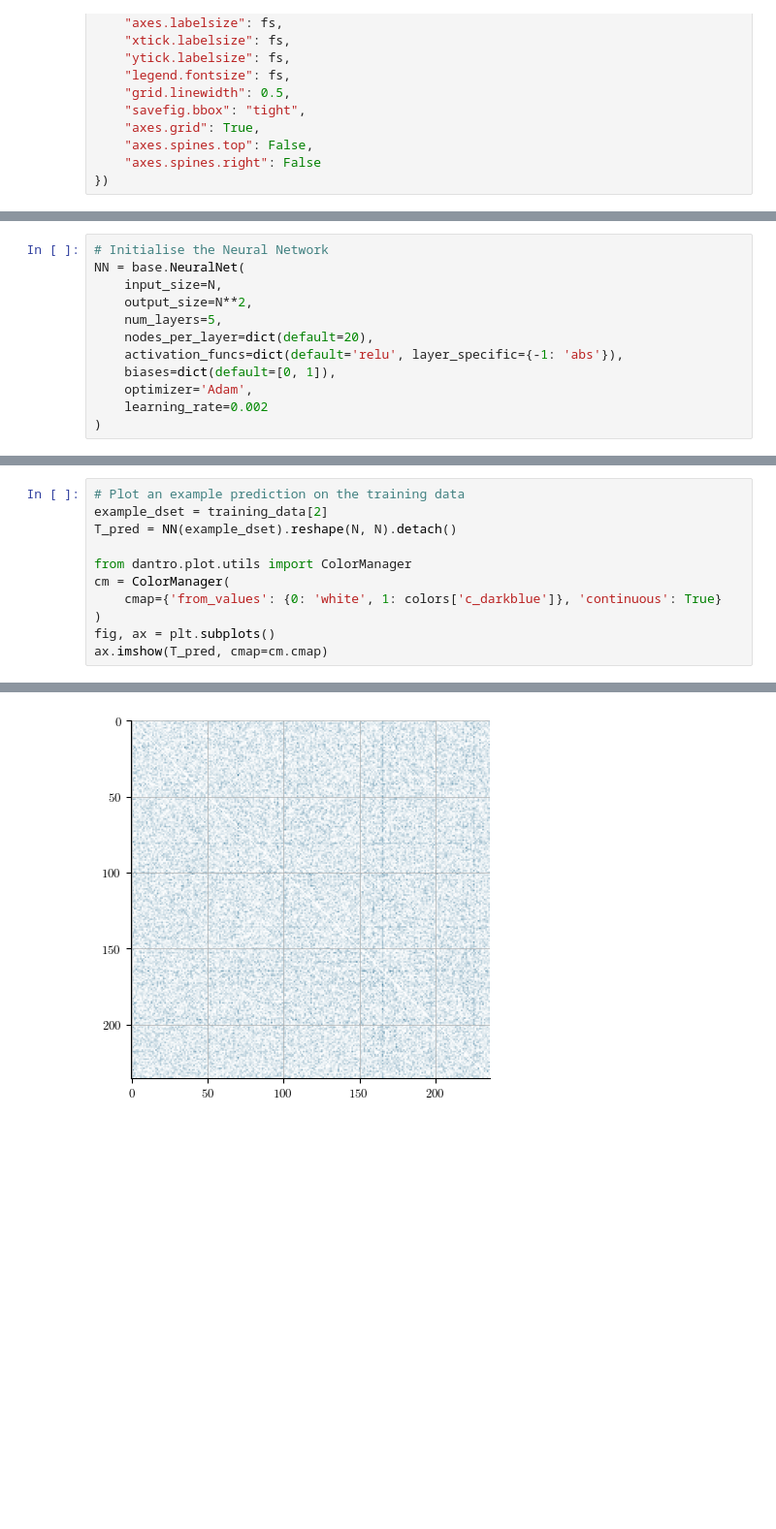
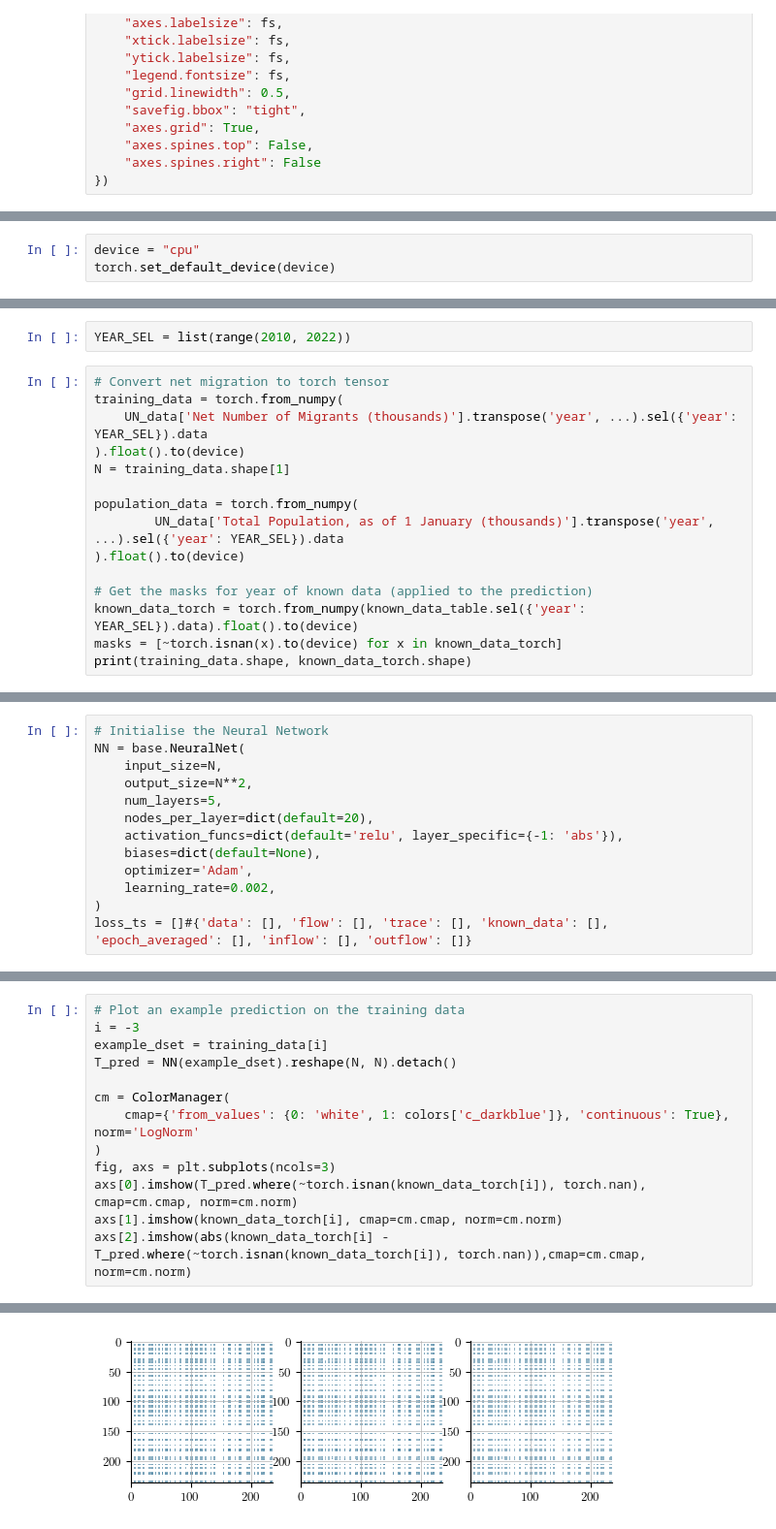
Before and after one commit to estevaofuzaro98/NeuralABM, a Jupyter notebook: models/Migration/model.ipynb, the cells around one changed output, grey strips where cells are left out. Shown at 97% size. Drawn from its saved outputs; the diff is of its cells as text; blank space fills up the shorter version.

Commit message:
Add known data

```diff
--- a/models/Migration/model.ipynb
+++ b/models/Migration/model.ipynb
@@ -54,0 +53,3 @@ torch.Size([72, 236])
+# %%
+device = "cpu"
+torch.set_default_device(device)
@@ -54,0 +132,17 @@ torch.Size([72, 236])
+# %%
+YEAR_SEL = list(range(2010, 2022))
+# %%
+# Convert net migration to torch tensor
+training_data = torch.from_numpy(
+    UN_data['Net Number of Migrants (thousands)'].transpose('year', ...).sel({'year': YEAR_SEL}).data
+).float().to(device)
+N = training_data.shape[1]
+
+population_data = torch.from_numpy(
+        UN_data['Total Population, as of 1 January (thousands)'].transpose('year', ...).sel({'year': YEAR_SEL}).data
+).float().to(device)
+
+# Get the masks for year of known data (applied to the prediction)
+known_data_torch = torch.from_numpy(known_data_table.sel({'year': YEAR_SEL}).data).float().to(device)
+masks = [~torch.isnan(x).to(device) for x in known_data_torch]
+print(training_data.shape, known_data_torch.shape)
@@ -60,9 +156,10 @@ NN = base.NeuralNet(
     num_layers=5,
     nodes_per_layer=dict(default=20),
     activation_funcs=dict(default='relu', layer_specific={-1: 'abs'}),
-    biases=dict(default=[0, 1]),
+    biases=dict(default=None),
     optimizer='Adam',
-    learning_rate=0.002
+    learning_rate=0.002,
 )
+loss_ts = []#{'data': [], 'flow': [], 'trace': [], 'known_data': [], 'epoch_averaged': [], 'inflow': [], 'outflow': []}
 # %%
 # Train
@@ -133,14 +247,16 @@ predicted_net_migration = predicted_transport_plans.sum("i").rename({"j": "i"})
 # %%
 # Plot an example prediction on the training data
-example_dset = training_data[2]
+i = -3
+example_dset = training_data[i]
 T_pred = NN(example_dset).reshape(N, N).detach()
 
-from dantro.plot.utils import ColorManager
 cm = ColorManager(
-    cmap={'from_values': {0: 'white', 1: colors['c_darkblue']}, 'continuous': True}
+    cmap={'from_values': {0: 'white', 1: colors['c_darkblue']}, 'continuous': True}, norm='LogNorm'
 )
-fig, ax = plt.subplots()
-ax.imshow(T_pred, cmap=cm.cmap)
+fig, axs = plt.subplots(ncols=3)
+axs[0].imshow(T_pred.where(~torch.isnan(known_data_torch[i]), torch.nan), cmap=cm.cmap, norm=cm.norm)
+axs[1].imshow(known_data_torch[i], cmap=cm.cmap, norm=cm.norm)
+axs[2].imshow(abs(known_data_torch[i] - T_pred.where(~torch.isnan(known_data_torch[i]), torch.nan)),cmap=cm.cmap, norm=cm.norm)
 # %% [output]
 <matplotlib.image.AxesImage at 0x...>
-[figure, old version]
+[figure, new version]
```
Also changed, not shown: parts of 27 cells of this notebook.
